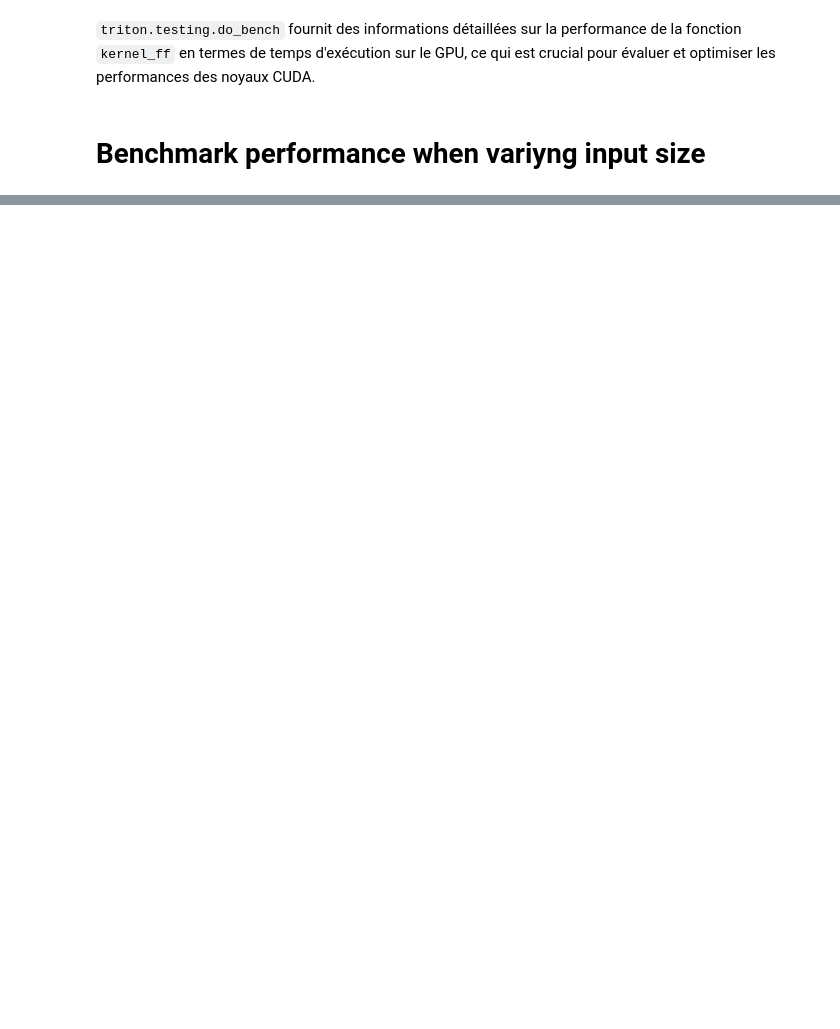
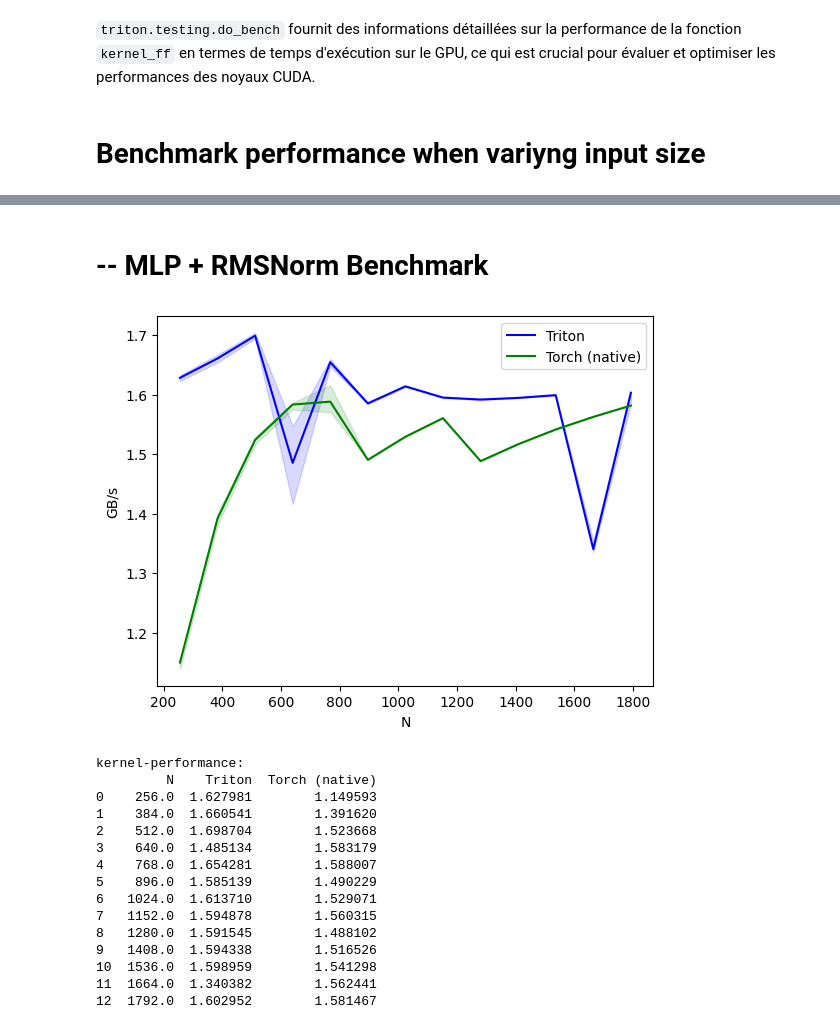
Before and after one commit to yann-Choho/projet_PPML, a Jupyter notebook: notebooks/isolate_kernel.ipynb, the cells around one changed output, grey strips where cells are left out. Saved outputs shown, nothing was run; the diff lists cells and outputs as text; code cells hidden in the pictures; blank space fills up the shorter version.

```diff
--- a/notebooks/isolate_kernel.ipynb
+++ b/notebooks/isolate_kernel.ipynb
@@ -578,0 +576,58 @@ kernel-performance:
+# %% [markdown]
+# -- MLP + RMSNorm Benchmark
+# %%
+@triton.testing.perf_report(
+    triton.testing.Benchmark(
+        x_names=['N'],  # argument names to use as an x-axis for the plot
+        x_vals=[128 * i for i in range(2, 15)],  # Réduisez la plage des valeurs de `N`
+        line_arg='provider',  # argument name whose value corresponds to a different line in the plot
+        line_vals=[
+            'triton',
+            'torch-native',
+        ],  # possible values for `line_arg`
+        line_names=[
+            "Triton",
+            "Torch (native)",
+        ],  # label name for the lines
+        styles=[('blue', '-'), ('green', '-')],  # line styles
+        ylabel="GB/s",  # label name for the y-axis
+        plot_name="kernel-performance",  # name for the plot. Used also as a file name for saving the plot.
+        args={'M': 4096},  # values for function arguments not in `x_names` and `y_name`
+    ))
+def benchmark(M, N, provider):
+    batch = 1
+    seq_len = M
+    dim = N
+    x = torch.randn(batch, seq_len, dim, device='cuda', dtype=torch.float16)
+    w1 = torch.randn(11008, dim, device='cuda', dtype=torch.float16) * 0.2
+    w3 = torch.randn(11008, dim, device='cuda', dtype=torch.float16) * 0.2
+    rms_w = torch.randn(dim, device='cuda', dtype=torch.float16) * 0.2
+    quantiles = [0.5, 0.2, 0.8]
+
+    if provider == 'torch-native':
+        #ms, min_ms, max_ms = triton.testing.do_bench(lambda: ff_pytorch(x, w1, w3), quantiles=quantiles)
+        ms, min_ms, max_ms = triton.testing.do_bench(lambda: ff_pytorch_with_rmsnorm(x, w1, w3,rms_w), quantiles=quantiles)
+    elif provider == 'triton':
+        #ms, min_ms, max_ms = triton.testing.do_bench(lambda: kernel_ff(x, w1, w3), quantiles=quantiles)
+        ms, min_ms, max_ms = triton.testing.do_bench(lambda: kernel_ff_with_rmsnorm(x, w1, w3,rms_w), quantiles=quantiles)
+    gbps = lambda ms: 2 * x.nelement() * x.element_size() * 1e-9 / (ms * 1e-3)
+    return gbps(ms), gbps(max_ms), gbps(min_ms)
+
+benchmark.run(show_plots=True, print_data=True)
+# %% [output]
+[figure, added]
+kernel-performance:
+         N    Triton  Torch (native)
+0    256.0  1.627981        1.149593
+1    384.0  1.660541        1.391620
+2    512.0  1.698704        1.523668
+3    640.0  1.485134        1.583179
+4    768.0  1.654281        1.588007
+5    896.0  1.585139        1.490229
+6   1024.0  1.613710        1.529071
+7   1152.0  1.594878        1.560315
+8   1280.0  1.591545        1.488102
+9   1408.0  1.594338        1.516526
+10  1536.0  1.598959        1.541298
+11  1664.0  1.340382        1.562441
+12  1792.0  1.602952        1.581467
```
Also changed, not shown: parts of 3 cells of this notebook, 2 other files.
